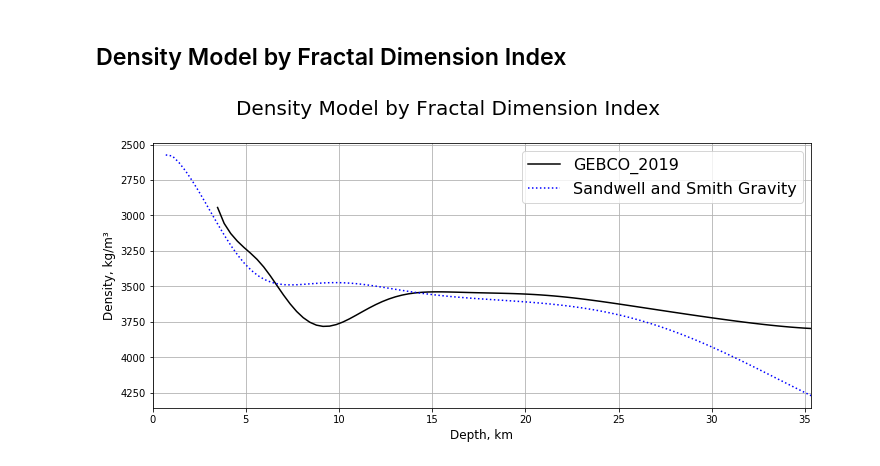
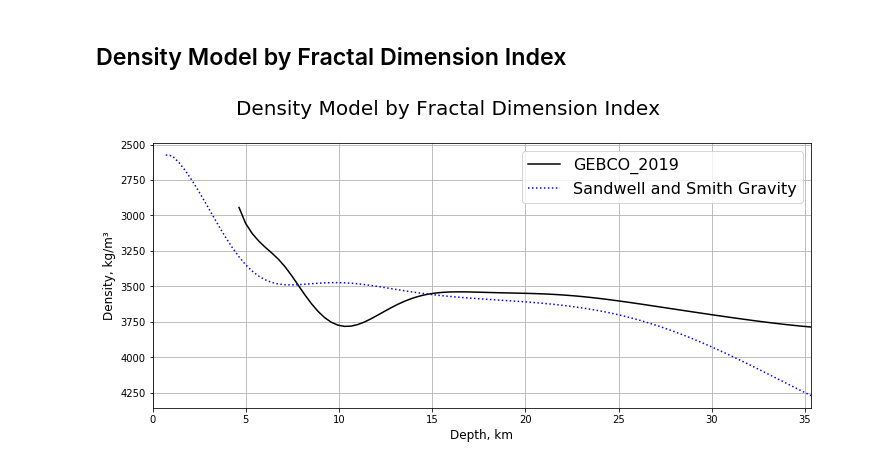
Before and after one commit to AlexeyPechnikov/gis-snippets, a Jupyter notebook: Antarctica/GEBCO_Freeair_fractal.Antarctica.ipynb, the cells around one changed output. Saved outputs shown, nothing was run; the diff lists cells and outputs as text; code cells hidden in the pictures.

Commit message:
Fix last plot

```diff
--- a/Antarctica/GEBCO_Freeair_fractal.Antarctica.ipynb
+++ b/Antarctica/GEBCO_Freeair_fractal.Antarctica.ipynb
@@ -290,19 +290,19 @@ grv_fractality = (3 - (slope/2))
 # %%
 fig, ax = plt.subplots(1,1,figsize=(10.5,5))
 
-ax.plot(-0.707*float(dem.mean())/1000+0.707*resolution*gammas[1:], 1000*dem_fractality, c='black', label='GEBCO_2019')
+ax.plot(-float(dem.mean())/1000+0.707*resolution*gammas[1:], 1000*dem_fractality, c='black', label='GEBCO_2019')
 ax.plot(0.707*resolution*gammas[1:], 1000*grv_fractality, c='blue', linestyle=':',
         label='Sandwell and Smith Gravity')
 ax.set_xlim([0,0.707*resolution*GAMMA])
 ax.legend(fontsize=16)
 ax.set_xlabel('Depth, km',fontsize=12)
 ax.set_ylabel('Density, kg/m³',fontsize=12)
 ax.invert_yaxis()
 ax.grid()
 
 plt.suptitle('Density Model by Fractal Dimension Index',fontsize=20)
 fig.tight_layout(rect=[0.03, 0.0, 1, 0.9])
 #plt.savefig('Density Model by Fractal Dimension Index.jpg', dpi=150)
 plt.show()
 # %% [output]
-[figure, old version]
+[figure, new version]
```
